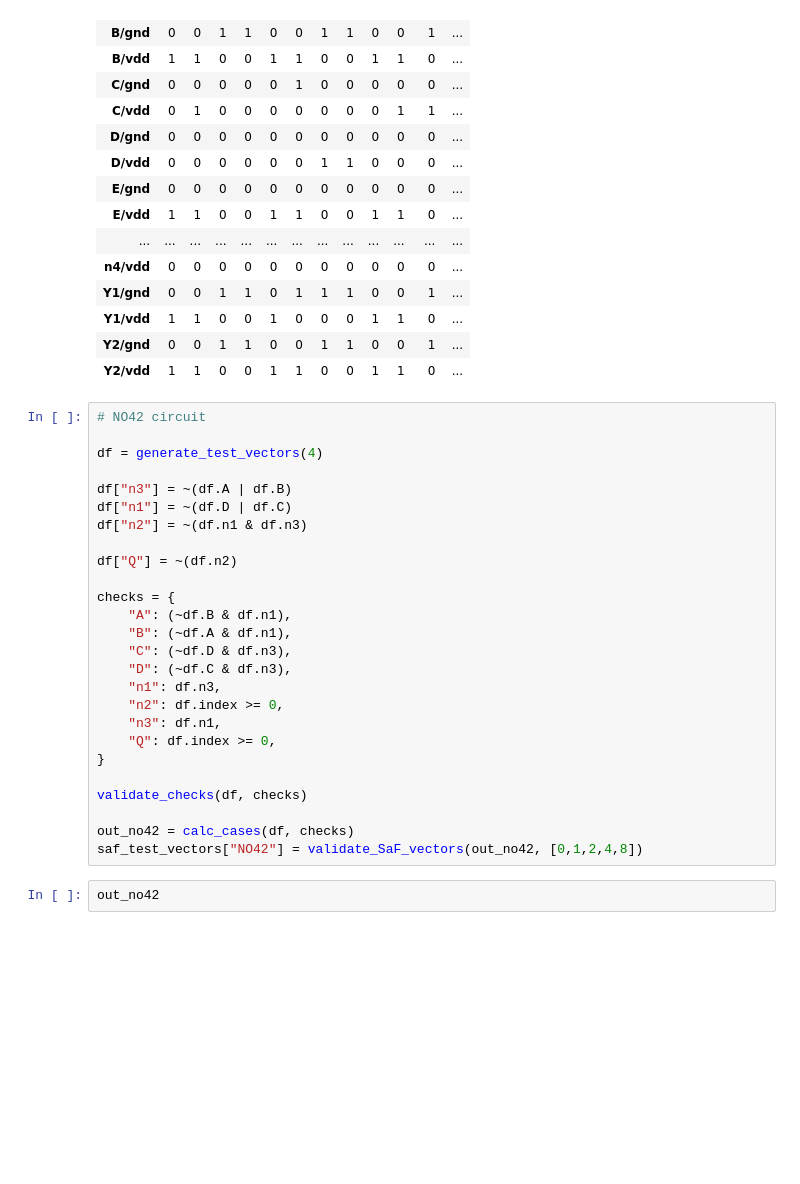
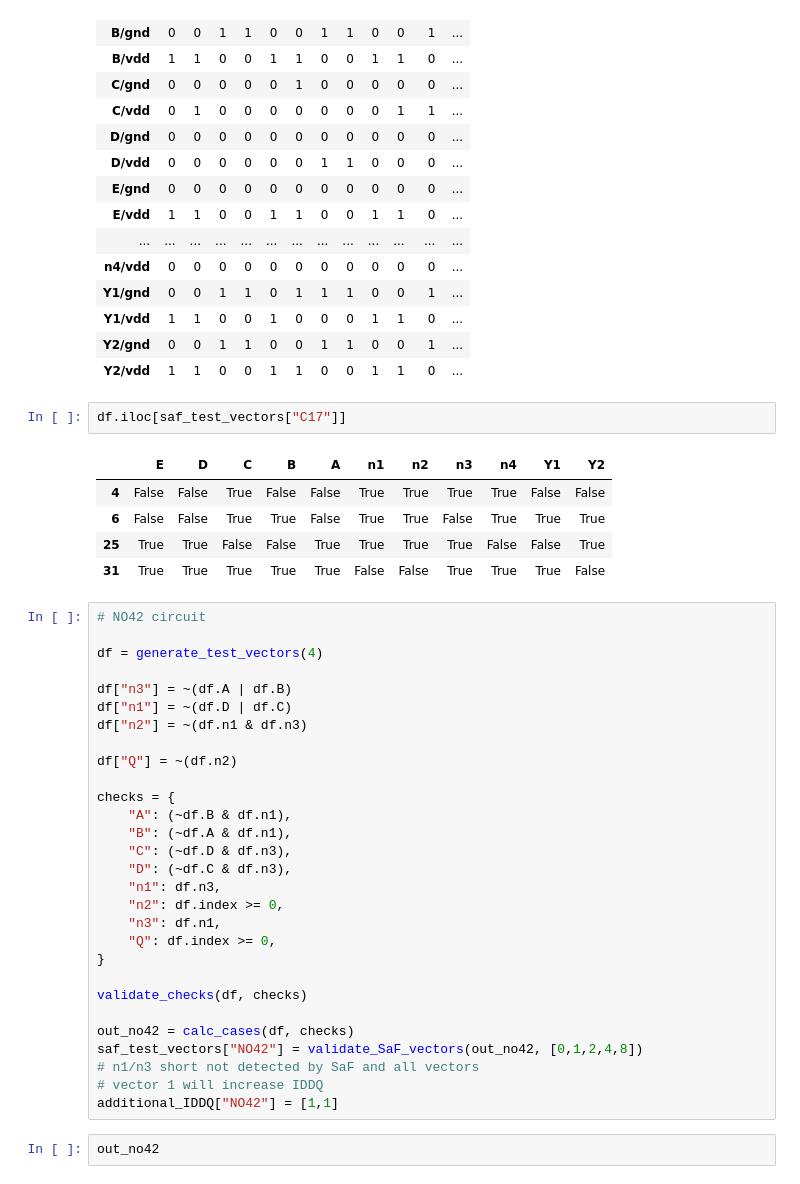
Before and after one commit to TMALFSSISAWBOJBUMA/DefSim-SaF-tests, a Jupyter notebook: tests.ipynb, the cells around one changed output. Cells and saved outputs as stored; diff of their text form; blank space fills up the shorter version.

```diff
--- a/tests.ipynb
+++ b/tests.ipynb
@@ -106,6 +111,14 @@ out_c17
 | Y1/vdd | 1 | 1 | 0 | 0 | 1 | 0 | 0 | 0 | 1 | 1 | 0 | ... |
 | Y2/gnd | 0 | 0 | 1 | 1 | 0 | 0 | 1 | 1 | 0 | 0 | 1 | ... |
 | Y2/vdd | 1 | 1 | 0 | 0 | 1 | 1 | 0 | 0 | 1 | 1 | 0 | ... |
+# %%
+df.iloc[saf_test_vectors["C17"]]
+# %% [output]
+|  | E | D | C | B | A | n1 | n2 | n3 | n4 | Y1 | Y2 |
+| 4 | False | False | True | False | False | True | True | True | True | False | False |
+| 6 | False | False | True | True | False | True | True | False | True | True | True |
+| 25 | True | True | False | False | True | True | True | True | False | False | True |
+| 31 | True | True | True | True | True | False | False | True | True | True | False |
 # %%
 # NO42 circuit
 
@@ -132,6 +145,9 @@ validate_checks(df, checks)
 
 out_no42 = calc_cases(df, checks)
 saf_test_vectors["NO42"] = validate_SaF_vectors(out_no42, [0,1,2,4,8])
+# n1/n3 short not detected by SaF and all vectors
+# vector 1 will increase IDDQ
+additional_IDDQ["NO42"] = [1,1]
 # %%
 out_no42
 # %% [output]
```
Also changed, not shown: parts of 3 cells of this notebook.
